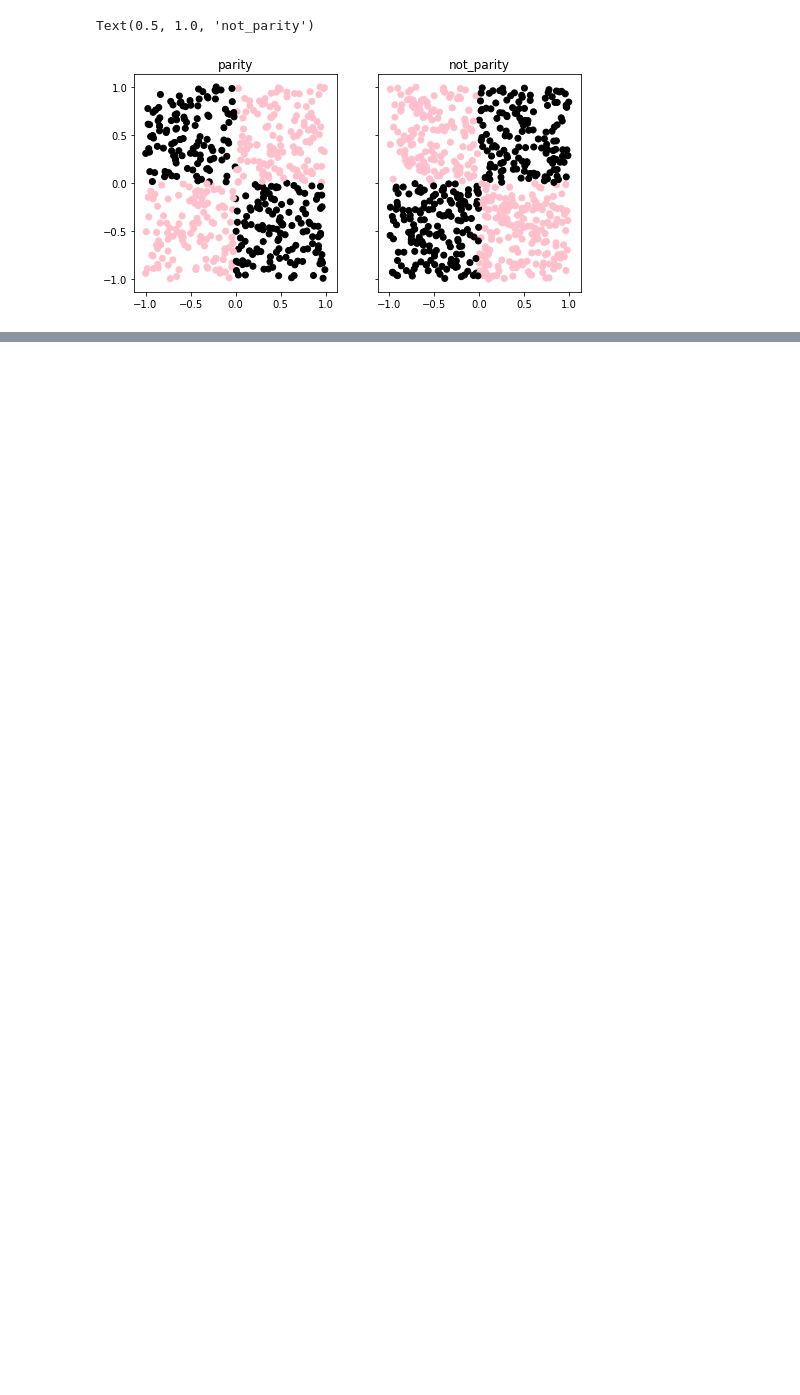
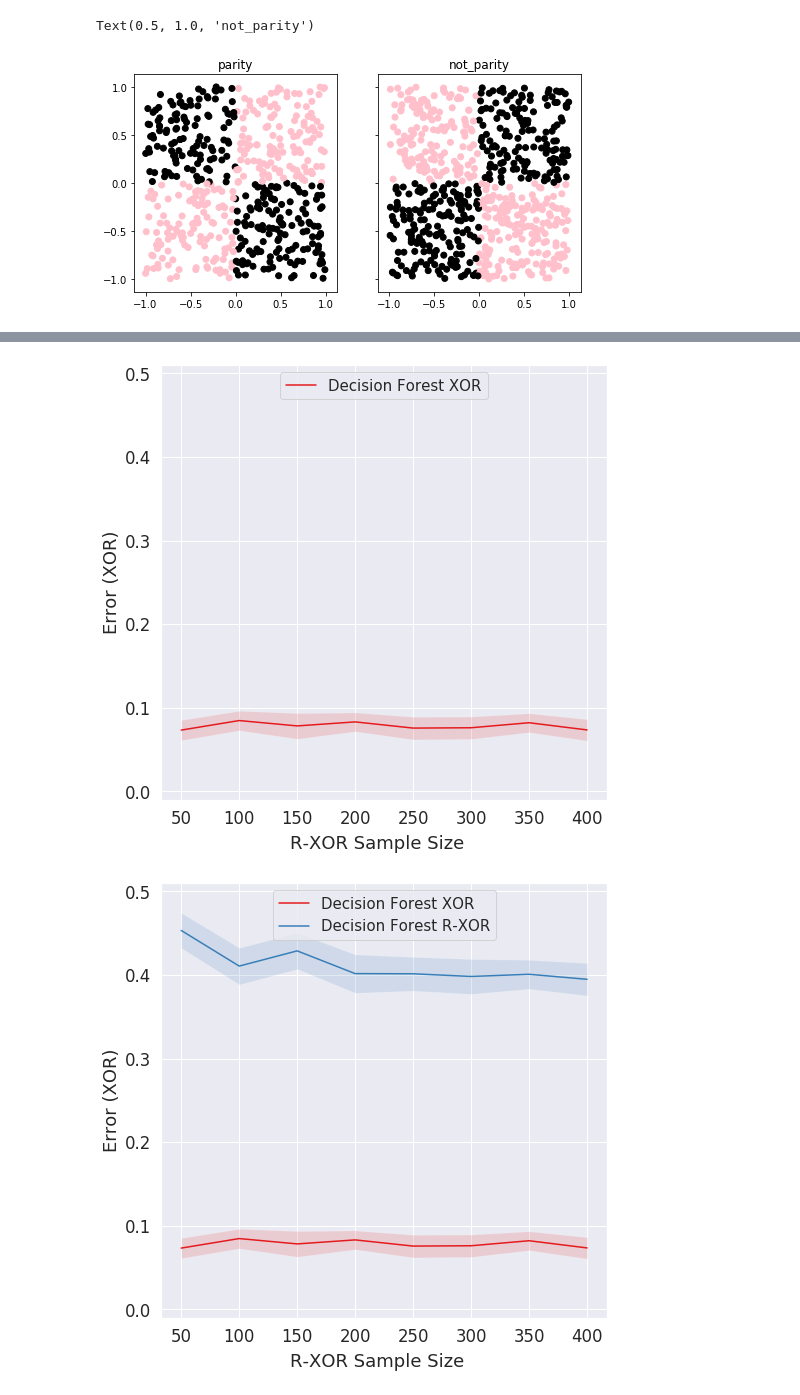
Before and after one commit to neurodata/talks, a Jupyter notebook: images/rotated_parity_fig_generator.ipynb, the cells around one changed output, grey strips where cells are left out. Saved outputs shown, nothing was run; the diff lists cells and outputs as text; code cells hidden in the pictures; blank space fills up the shorter version.

```diff
--- a/images/rotated_parity_fig_generator.ipynb
+++ b/images/rotated_parity_fig_generator.ipynb
@@ -702,0 +714,62 @@ for j, name in enumerate(names):
+# %%
+import matplotlib.pyplot as plt
+import seaborn as sns
+import matplotlib.gridspec as gridspec
+
+gs1 = gridspec.GridSpec(4, 4)
+sns.set()
+
+mc_it = mc_its
+
+sns.set(font_scale=1.5)
+colors = sns.color_palette("Set1", n_colors = M)
+
+algo_offset=0
+names = ['rf', 'transfer', 'lifelong']
+for j, name in enumerate(names):
+    fig1 = plt.figure(figsize=(8,8))
+
+    ax3 = fig1.add_subplot(1,1,1)
+    for i, algo in enumerate(algorithms[:j+1]):
+        ax3.plot(ns, mean_error[i + algo_offset], label=algo, c=colors[i])
+        ax3.fill_between(ns,
+                mean_error[i + algo_offset] + 1.96*std_error[i + algo_offset]/np.sqrt(mc_it),
+                mean_error[i + algo_offset] - 1.96*std_error[i + algo_offset]/np.sqrt(mc_it),
+                where=mean_error[i + algo_offset] + 1.96*std_error[i + algo_offset]/np.sqrt(mc_it) >= mean_error[i + algo_offset] - 1.96*std_error[i + algo_offset]/np.sqrt(mc_it),
+                facecolor=colors[i],
+                alpha=0.15,
+                interpolate=True)
+    ax3.set_ylabel('Error (XOR)')
+    ax3.legend(loc='upper center', fontsize=15)
+
+    fig1.subplots_adjust(wspace=0.1, hspace=0.15)
+    ax3.set_ylim(-0.01, 0.51)
+    fig1.text(0.5, 0.04, 'R-XOR Sample Size', ha='center')
+    plt.savefig('L2M_18mo_xor_rxor_%s.png'%(name))
+
+algo_offset=3
+for j, name in enumerate(names):
+    fig1 = plt.figure(figsize=(8,8))
+
+    ax3 = fig1.add_subplot(1,1,1)
+    for i, algo in enumerate(algorithms[algo_offset:algo_offset+j+1]):
+        ax3.plot(ns, mean_error[i + algo_offset], label=algo, c=colors[i + algo_offset])
+        ax3.fill_between(ns,
+                mean_error[i + algo_offset] + 1.96*std_error[i + algo_offset]/np.sqrt(mc_it),
+                mean_error[i + algo_offset] - 1.96*std_error[i + algo_offset]/np.sqrt(mc_it),
+                where=mean_error[i + algo_offset] + 1.96*std_error[i + algo_offset]/np.sqrt(mc_it) >= mean_error[i + algo_offset] - 1.96*std_error[i + algo_offset]/np.sqrt(mc_it),
+                facecolor=colors[i +algo_offset],
+                alpha=0.15,
+                interpolate=True)
+    ax3.set_ylabel('Error (R-XOR)')
+
+    ax3.legend(loc='upper center', fontsize=15)
+    ax3.set_ylim(-0.01, 0.51)
+
+    fig1.subplots_adjust(wspace=0.1, hspace=0.15)
+
+    fig1.text(0.5, 0.04, 'R-XOR Sample Size', ha='center')
+    plt.savefig('L2M_18mo_rxor_xor_%s.png'%(name))
+# %% [output]
+[figure, added]
+[figure, added]
```
Also changed, not shown: parts of 7 cells of this notebook, 26 other files.
